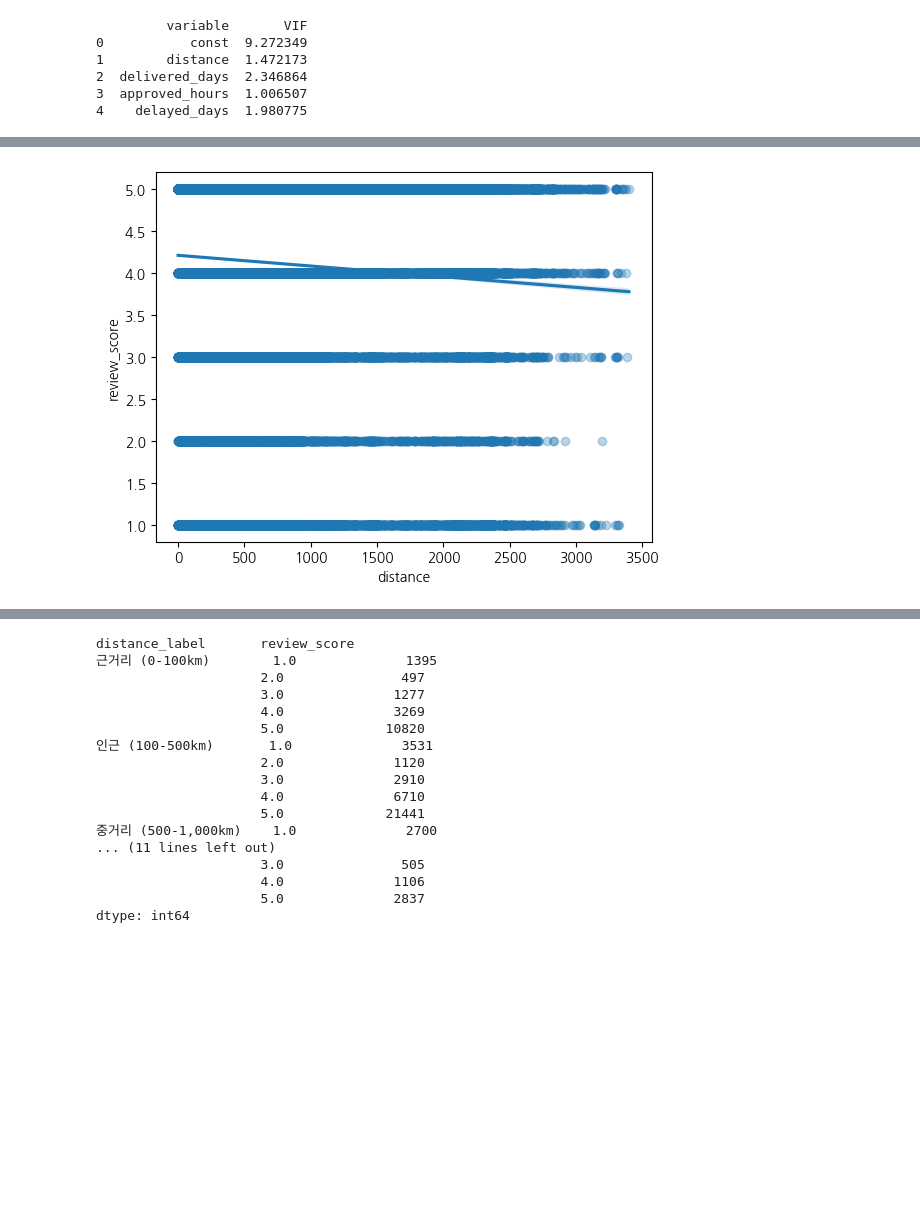
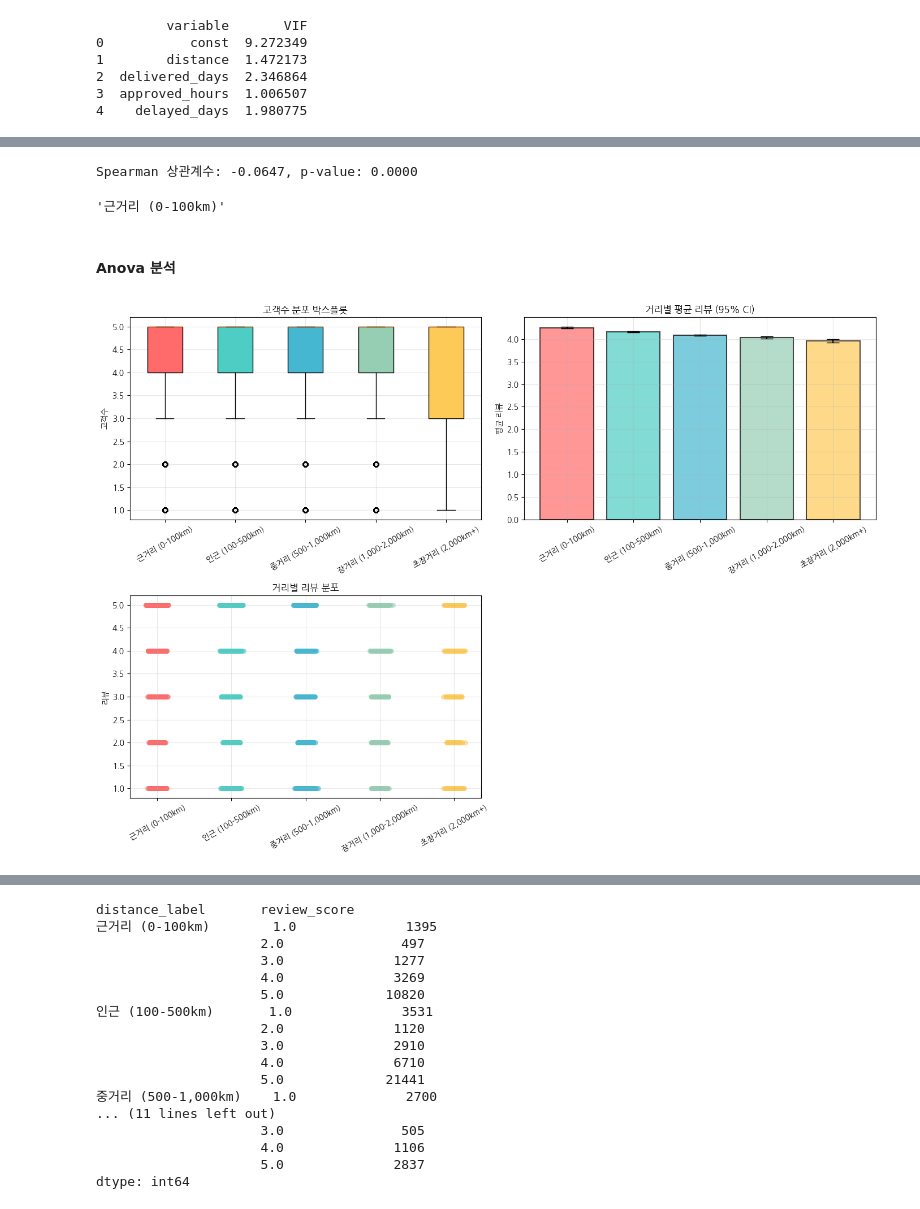
Before and after one commit to Olist-Data-Analysis/Project2, a Jupyter notebook: notebooks/seller_analysis.ipynb, the cells around one changed output, grey strips where cells are left out. Cells and saved outputs as stored; diff of their text form; code cells hidden in the pictures; blank space fills up the shorter version.

```diff
--- a/notebooks/seller_analysis.ipynb
+++ b/notebooks/seller_analysis.ipynb
@@ -737,5 +743,59 @@ strong multicollinearity or other numerical problems.
 # %%
-sns.regplot(x="distance", y="review_score", data=clean_data, scatter_kws={"alpha":0.3})
-plt.show()
+from scipy.stats import spearmanr
+
+# 거리와 리뷰 점수의 순위 상관
+corr, p_value = spearmanr(clean_data['distance'], clean_data['review_score'])
+print(f"Spearman 상관계수: {corr:.4f}, p-value: {p_value:.4f}")
 # %% [output]
-[figure, removed]
+Spearman 상관계수: -0.0647, p-value: 0.0000
+# %%
+clean_data['distance_label'].cat.categories[0]
+# %% [output]
+'근거리 (0-100km)'
+# %% [markdown]
+#### Anova 분석
+# %%
+labels = clean_data['distance_label'].cat.categories.tolist()
+anova_data = [clean_data[clean_data['distance_label'] == i]['review_score'] for i in labels]
+
+# 색상 목록 정의 (RGB 튜플 또는 16진수 코드 사용)
+distance_colors = ['#FF6B6B', '#4ECDC4', '#45B7D1', '#96CEB4', '#FECA57']
+
+review_colormap = 'hot'
+
+var1 = '거리'
+var2 = '리뷰'
+label = '고객수'
+# %%
+# 종합 시각화
+fig = plt.figure(figsize=(14, 10))
+ax1 = plt.subplot(2, 2, 1)
+
+# 박스플롯
+
+plot_box(ax1, anova_data, tick_labels=labels, ylabel=label, color=distance_colors, xrotation=30)
+
+# 평균 및 오차막대
+ax2 = plt.subplot(2, 2, 2)
+plot_mean_sem(anova_data, ax2, var1, var2, labels, distance_colors, 30)
+
+# 산점도 with jitter
+ax3 = plt.subplot(2, 2, 3)
+plot_scatter_jitter(anova_data, ax3, var1, var2, labels, distance_colors, xrotation=30)
+
+# # 밀도 플롯
+# ax4 = plt.subplot(2, 2, 4)
+# for region, data, color in zip(regions, anova_data, colors):
+#     density = stats.gaussian_kde(data)
+#     x_range = np.linspace(data.min() - 20, data.max() + 20, 100)
+#     ax4.plot(x_range, density(x_range), label=region, color=color, linewidth=2)
+# ax4.set_title('지역별 사용시간 밀도 분포')
+# ax4.set_xlabel('사용시간(분)')
+# ax4.set_ylabel('밀도')
+# ax4.legend()
+# ax4.grid(True, alpha=0.3)
+
+plt.tight_layout()
+plt.show()
+# %% [output]
+[figure, added]
```
Also changed, not shown: parts of 11 cells of this notebook, 4 other files.
